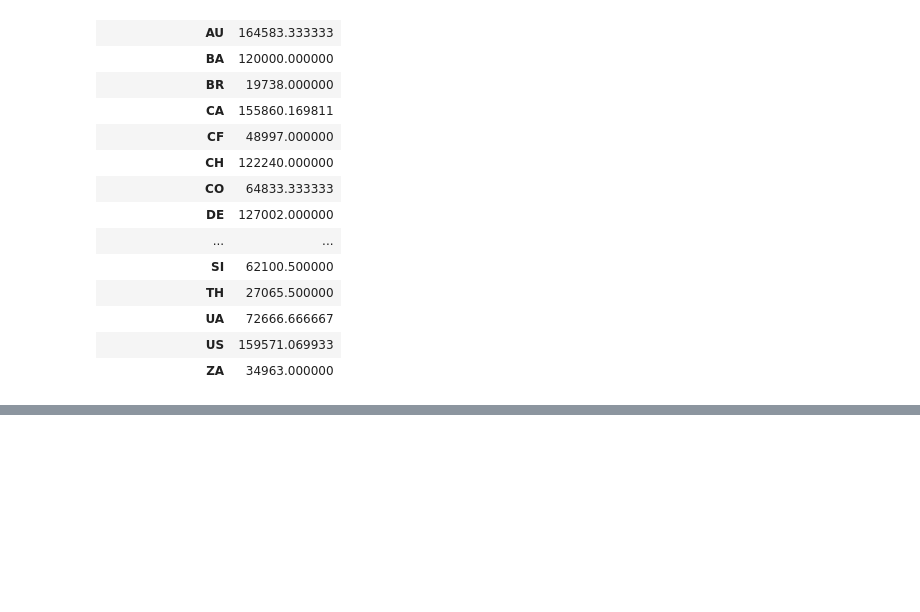
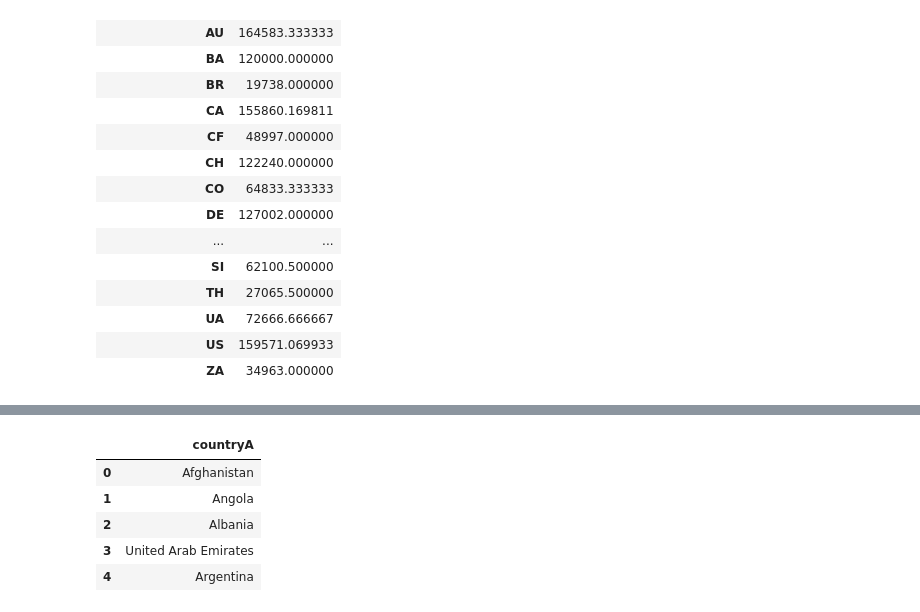
Before and after one commit to daphneyyy/dsc106-final-project, a Jupyter notebook: dsc106_project.ipynb, the cells around one changed output, grey strips where cells are left out. Saved outputs shown, nothing was run; the diff lists cells and outputs as text; code cells hidden in the pictures; blank space fills up the shorter version.

```diff
--- a/dsc106_project.ipynb
+++ b/dsc106_project.ipynb
@@ -283,0 +289,13 @@ gpd.read_file('countries.geojson')
+# %%
+import json
+js = json.load(open('world.geojson'))
+worldjson = [j['name'] for j in [i['properties'] for i in js['features']]]
+geo = pd.DataFrame(worldjson, columns=['countryA'])
+geo.head()
+# %% [output]
+|  | countryA |
+| 0 | Afghanistan |
+| 1 | Angola |
+| 2 | Albania |
+| 3 | United Arab Emirates |
+| 4 | Argentina |
```
Also changed, not shown: parts of 6 cells of this notebook, 19 other files.
